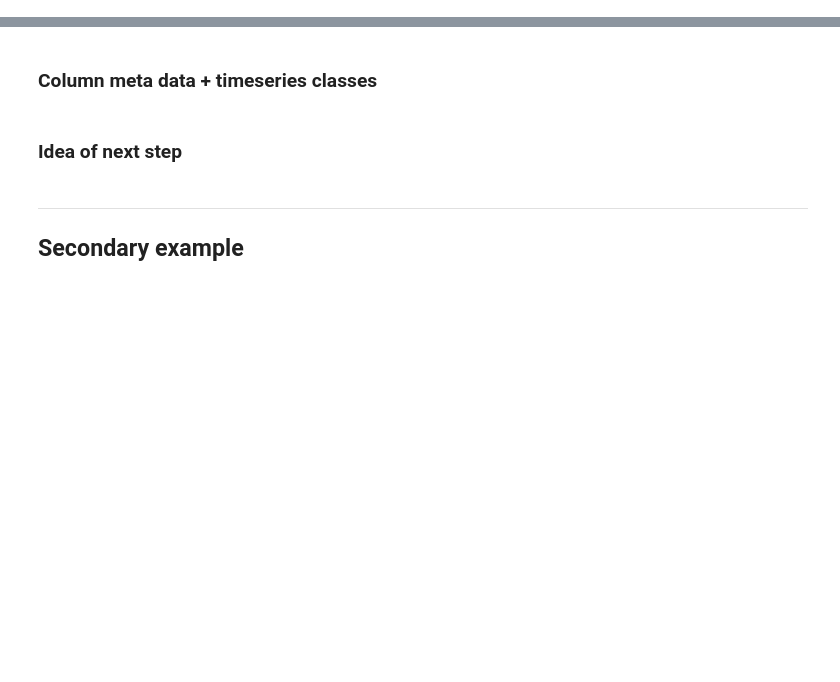
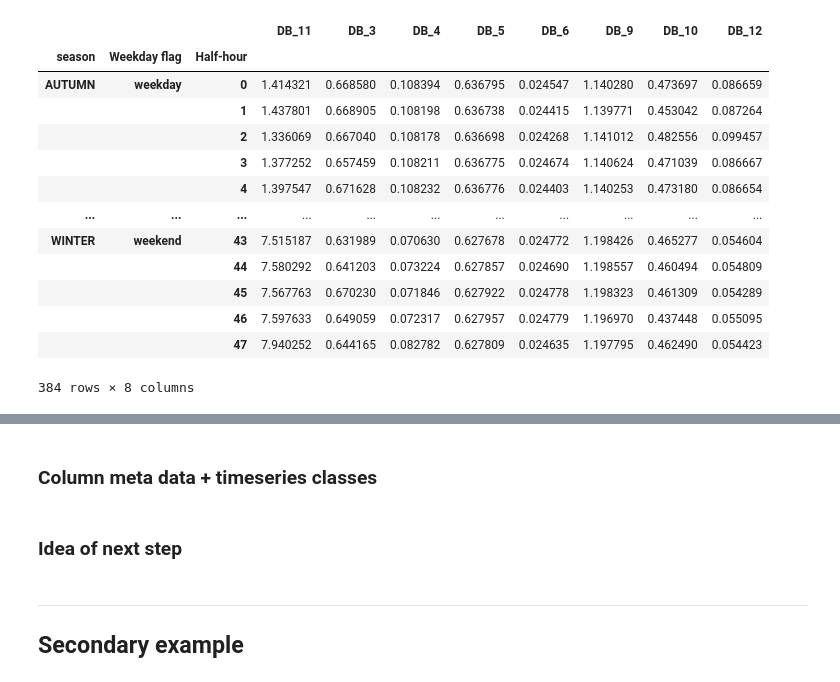
Before and after one commit to empowering-energy-solutions-ltd/e2sviz, a Jupyter notebook: notebooks/clean_demo.ipynb, the cells around one changed output, grey strips where cells are left out. Saved outputs shown, nothing was run; the diff lists cells and outputs as text; code cells hidden in the pictures; blank space fills up the shorter version.

```diff
--- a/notebooks/clean_demo.ipynb
+++ b/notebooks/clean_demo.ipynb
@@ -129,0 +195,17 @@ visualize.DataViz(new_test, plot_styles.MatPlotLibPlot()).single_plot()
+# %%
+new_test.groupby(viz_schema.GroupingKeySchema.DAY_SEASON) # Average weekday/weekend day for each season across the year.
+# %% [output]
+|  |  |  | DB_11 | DB_3 | DB_4 | DB_5 | DB_6 | DB_9 | DB_10 | DB_12 |
+| season | Weekday flag | Half-hour |  |  |  |  |  |  |  |  |
+| AUTUMN | weekday | 0 | 1.414321 | 0.668580 | 0.108394 | 0.636795 | 0.024547 | 1.140280 | 0.473697 | 0.086659 |
+|  |  | 1 | 1.437801 | 0.668905 | 0.108198 | 0.636738 | 0.024415 | 1.139771 | 0.453042 | 0.087264 |
+|  |  | 2 | 1.336069 | 0.667040 | 0.108178 | 0.636698 | 0.024268 | 1.141012 | 0.482556 | 0.099457 |
+|  |  | 3 | 1.377252 | 0.657459 | 0.108211 | 0.636775 | 0.024674 | 1.140624 | 0.471039 | 0.086667 |
+|  |  | 4 | 1.397547 | 0.671628 | 0.108232 | 0.636776 | 0.024403 | 1.140253 | 0.473180 | 0.086654 |
+| ... | ... | ... | ... | ... | ... | ... | ... | ... | ... | ... |
+| WINTER | weekend | 43 | 7.515187 | 0.631989 | 0.070630 | 0.627678 | 0.024772 | 1.198426 | 0.465277 | 0.054604 |
+|  |  | 44 | 7.580292 | 0.641203 | 0.073224 | 0.627857 | 0.024690 | 1.198557 | 0.460494 | 0.054809 |
+|  |  | 45 | 7.567763 | 0.670230 | 0.071846 | 0.627922 | 0.024778 | 1.198323 | 0.461309 | 0.054289 |
+|  |  | 46 | 7.597633 | 0.649059 | 0.072317 | 0.627957 | 0.024779 | 1.196970 | 0.437448 | 0.055095 |
+|  |  | 47 | 7.940252 | 0.644165 | 0.082782 | 0.627809 | 0.024635 | 1.197795 | 0.462490 | 0.054423 |
+384 rows × 8 columns
```
Also changed, not shown: parts of 20 cells of this notebook, 1 other file.
